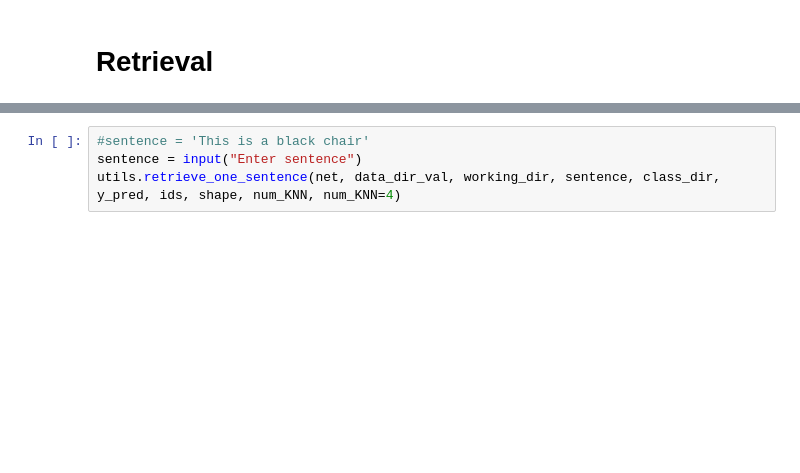
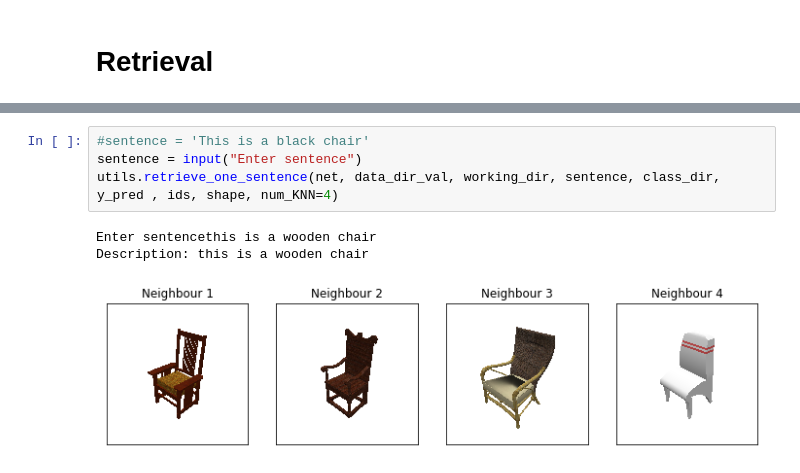
Before and after one commit to fabinsch/3D_Cross_Modal_Retrieval, a Jupyter notebook: execute.ipynb, the cells around one changed output, grey strips where cells are left out. Cells and saved outputs as stored; diff of their text form; blank space fills up the shorter version.

```diff
--- a/execute.ipynb
+++ b/execute.ipynb
@@ -85,4 +104,8 @@ utils.retrieve_images(y_pred, ids, data_dir_val, class_dir, num_KNN=4, max_show=
 # %%
 #sentence = 'This is a black chair'
 sentence = input("Enter sentence")
-utils.retrieve_one_sentence(net, data_dir_val, working_dir, sentence, class_dir, y_pred, ids, shape, num_KNN, num_KNN=4)
+utils.retrieve_one_sentence(net, data_dir_val, working_dir, sentence, class_dir, y_pred , ids, shape, num_KNN=4)
+# %% [output]
+Enter sentencethis is a wooden chair
+Description: this is a wooden chair
+[figure, added]
```
Also changed, not shown: parts of 4 cells of this notebook, 2 other files.
